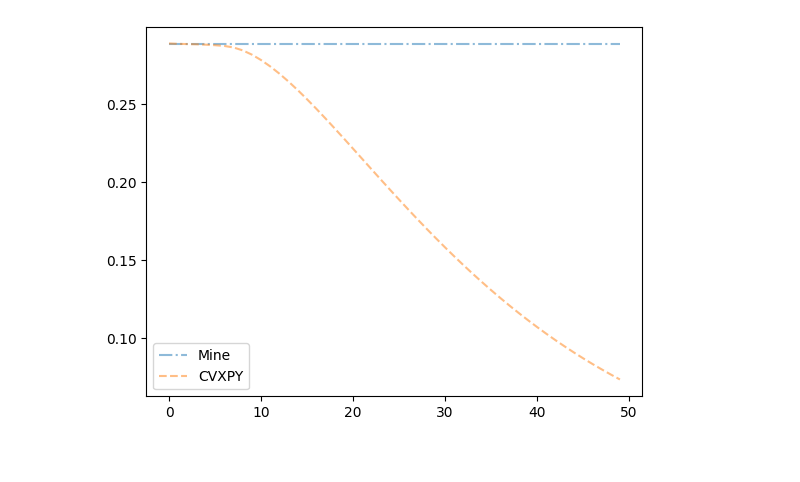
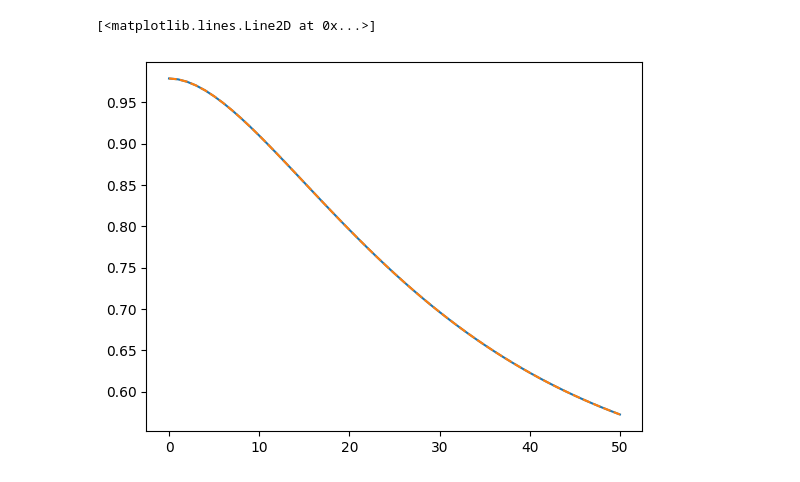
Before and after one commit to JamesYang007/adelie, a Jupyter notebook: research/paper_results/group_basil.ipynb, the cells around one changed output. Saved outputs shown, nothing was run; the diff lists cells and outputs as text; code cells hidden in the pictures.

```diff
--- a/research/paper_results/group_basil.ipynb
+++ b/research/paper_results/group_basil.ipynb
@@ -315,22 +283,24 @@ array([8.])
 def run_cvxpy(X, y, groups, group_sizes, alpha, penalty, lmda):
     _, p = X.shape
     beta = cp.Variable(p)
-    regul = 0
-    for i in range(len(groups)):
+
+    def generate_penalty(i):
         gb = groups[i]
         ge = gb + group_sizes[i]
-        bi_norm2 = cp.norm2(beta[gb:ge])
-        regul += penalty[i] * (alpha * bi_norm2 + (1-alpha) / 2 * cp.sum_squares(beta[gb:ge]))
-    objective = cp.Minimize(0.5 * cp.sum_squares(y - X @ beta) + lmda * regul)
+        bi_norm = cp.norm(beta[gb:ge])
+        return penalty[i] * (alpha * bi_norm + ((1-alpha) / 2) * cp.sum_squares(beta[gb:ge]))
+    penalty = [generate_penalty(i) for i in range(len(groups))]
+    objective = cp.Minimize(0.5 * cp.sum_squares(y - X @ beta) + lmda * cp.sum(penalty))
     prob = cp.Problem(objective)
-    result = prob.solve()
+    result = prob.solve(solver=cp.MOSEK)
     return beta.value
 # %%
-n_lmdas = 50
-lmdas = np.array(out_naive['lmdas'][:n_lmdas])
+b_lmdas = 0#-20
+e_lmdas = len(out_naive['lmdas'])
+lmdas = np.array(out_naive['lmdas'][b_lmdas:e_lmdas])
 cvxpy_betas = np.empty((p, len(lmdas)))
 for i in tqdm(range(len(lmdas))):
-    cvxpy_betas[:, i] = run_cvxpy(X, y, groups, group_sizes, alpha=1, penalty=np.sqrt(group_sizes), lmda=lmdas[i])
+    cvxpy_betas[:, i] = run_cvxpy(X, y, groups, group_sizes, alpha=alpha, penalty=penalty, lmda=lmdas[i])
 # %%
 _, axes = plt.subplots(1, 2, layout='compressed', figsize=(10, 4))
 for j in range(cvxpy_betas.shape[0]):
@@ -349,13 +319,15 @@ plt.show()
 # %%
-my_objs = np.zeros(len(lmdas))
-cvxpy_objs = np.zeros(len(lmdas))
-for i in tqdm(range(len(lmdas))):
-    lmda = lmdas[i]
-    my_objs[i] = gl.objective_data(X, y, groups, group_sizes, alpha, penalty, lmda, out_naive['betas'][:, i].todense())
-    cvxpy_objs[i] = gl.objective_data(X, y, groups, group_sizes, alpha, penalty, lmda, cvxpy_betas[:, i].ravel())
-plt.plot(my_objs, alpha=0.5, label="Mine", linestyle='-.')
-plt.plot(cvxpy_objs, alpha=0.5, label="CVXPY", linestyle='--')
-plt.legend()
-plt.show()
+my_betas = np.array(out_naive['betas'][:, b_lmdas:e_lmdas].todense())
+my_objs = [
+    gl.objective_data(X, y, groups, group_sizes, alpha, penalty, lmdas[i], my_betas[:, i])
+    for i in range(my_betas.shape[-1])
+]
+cvxpy_objs = [
+    gl.objective_data(X, y, groups, group_sizes, alpha, penalty, lmdas[i], np.copy(cvxpy_betas[:, i]))
+    for i in range(my_betas.shape[-1])
+]
+plt.plot(my_objs, linestyle='-')
+plt.plot(cvxpy_objs, linestyle='--')
 # %% [output]
+[<matplotlib.lines.Line2D at 0x...>]
-[figure, old version]
+[figure, new version]
```
Also changed, not shown: parts of 14 cells of this notebook, 5 other files.
